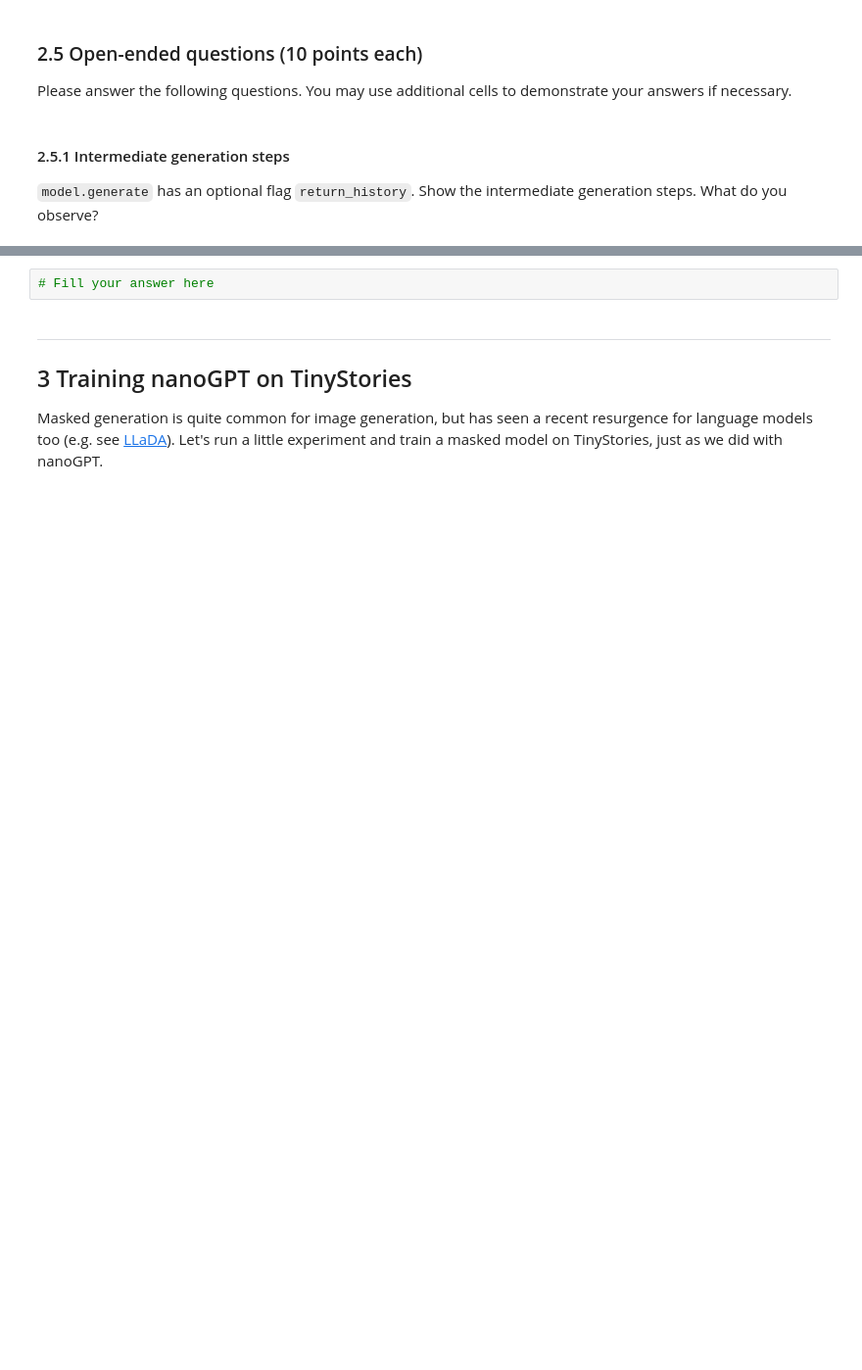
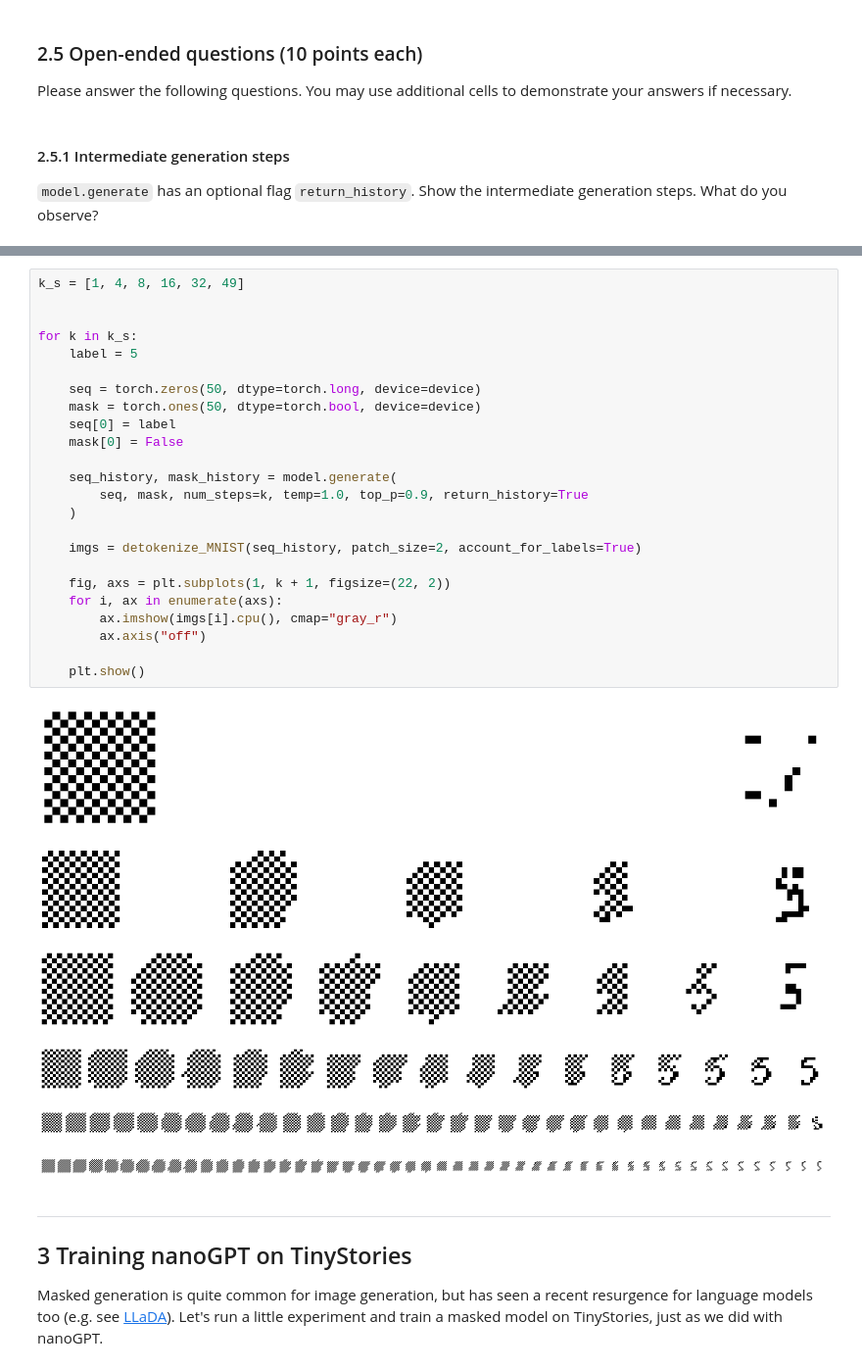
Before and after one commit to EPFL-VILAB/2026-Spring-CS503-Visual-Intelligence-Homework, a Jupyter notebook: NanoFM_Homeworks/notebooks/CS503_FM_part2_nanoMaskGIT.ipynb, the cells around one changed output, grey strips where cells are left out. Shown at 98% size. Saved outputs shown, nothing was run; the diff lists cells and outputs as text; blank space fills up the shorter version.

```diff
--- a/NanoFM_Homeworks/notebooks/CS503_FM_part2_nanoMaskGIT.ipynb
+++ b/NanoFM_Homeworks/notebooks/CS503_FM_part2_nanoMaskGIT.ipynb
@@ -280,5 +331,34 @@ With MaskGIT, we can freely choose the number of inference steps `k`. We default
 # %%
-# Fill your answer here
+k_s = [1, 4, 8, 16, 32, 49]
+
+
+for k in k_s:
+    label = 5
+
+    seq = torch.zeros(50, dtype=torch.long, device=device)
+    mask = torch.ones(50, dtype=torch.bool, device=device)
+    seq[0] = label
+    mask[0] = False
+
+    seq_history, mask_history = model.generate(
+        seq, mask, num_steps=k, temp=1.0, top_p=0.9, return_history=True
+    )
+
+    imgs = detokenize_MNIST(seq_history, patch_size=2, account_for_labels=True)
+
+    fig, axs = plt.subplots(1, k + 1, figsize=(22, 2))
+    for i, ax in enumerate(axs):
+        ax.imshow(imgs[i].cpu(), cmap="gray_r")
+        ax.axis("off")
+
+    plt.show()
+# %% [output]
+[figure, added]
+[figure, added]
+[figure, added]
+[figure, added]
+[figure, added]
+[figure, added]
 # %% [markdown]
 ---
 
```
Also changed, not shown: parts of 21 cells of this notebook, 10 other files.
